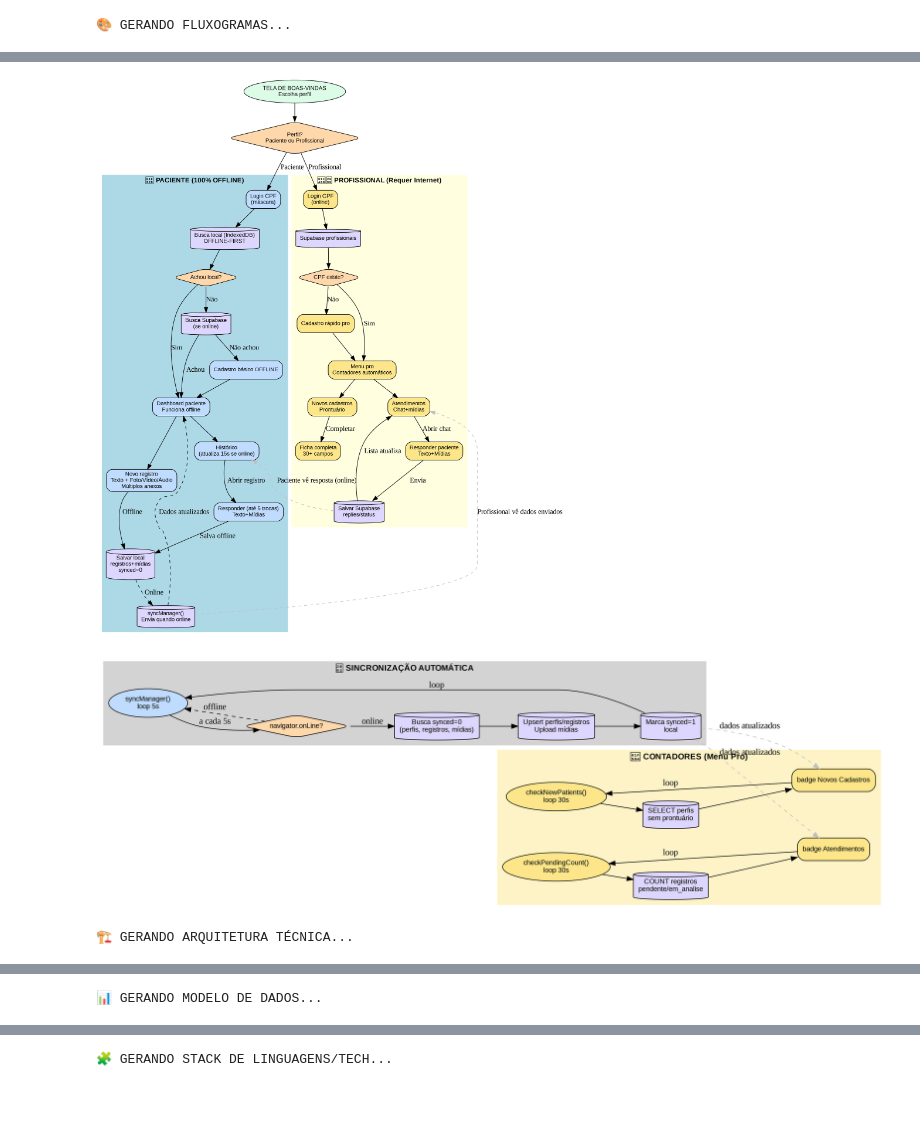
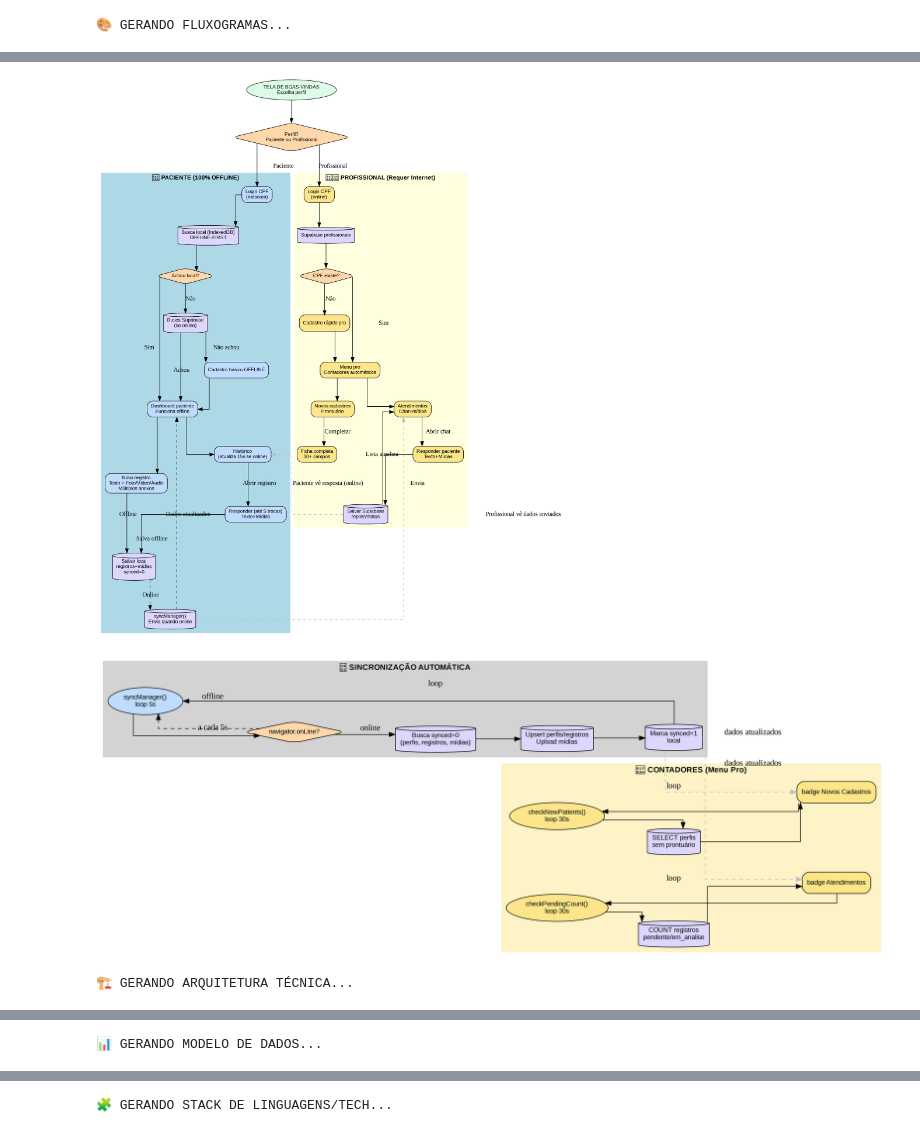
Before and after one commit to acrsousa/app-tecendo, a Jupyter notebook: fluxograma_app.ipynb, the cells around one changed output, grey strips where cells are left out. Cells and saved outputs as stored; diff of their text form; code cells hidden in the pictures; blank space fills up the shorter version.

```diff
--- a/fluxograma_app.ipynb
+++ b/fluxograma_app.ipynb
@@ -4,7 +4,7 @@ from IPython.display import display, Image
 
 def criar_fluxo_parte1():
     dot = graphviz.Digraph(comment='Fluxo Paciente/Profissional - Parte 1', format='png')
-    dot.attr(rankdir='TB', dpi='300')
+    dot.attr(rankdir='TB', dpi='300', ranksep='0.7', nodesep='0.45', overlap='false', splines='ortho')
     dot.attr('node', shape='box', style='rounded,filled', fontname='Arial', fontsize='11')
     COR_INICIO='#dcfce7'; COR_PAC='#bfdbfe'; COR_PRO='#fde68a'; COR_BAN='#ddd6fe'; COR_DEC='#fed7aa'
 
@@ -52,12 +52,11 @@ def criar_fluxo_parte1():
 
     dot.edge('P9','F6', style='dashed', color='gray', label='Profissional vê dados enviados')
     dot.edge('F10','P10', style='dashed', color='gray', label='Paciente vê resposta (online)')
-
     return dot
 
 def criar_fluxo_parte2():
     dot = graphviz.Digraph(comment='Sync + Contadores', format='png')
-    dot.attr(rankdir='LR', dpi='300')
+    dot.attr(rankdir='LR', dpi='300', ranksep='0.7', nodesep='0.45', overlap='false', splines='ortho')
     dot.attr('node', shape='box', style='rounded,filled', fontname='Arial', fontsize='11')
     COR_BAN='#ddd6fe'; COR_DEC='#fed7aa'
 
@@ -96,38 +95,50 @@ def criar_fluxograma_principal():
 
 def criar_arquitetura():
     dot = graphviz.Digraph(comment='Arquitetura Técnica', format='png')
-    dot.attr(rankdir='LR', size='14,10', dpi='300')
+    dot.attr(rankdir='LR', size='14,10', dpi='300', ranksep='0.7', nodesep='0.45', overlap='false', splines='ortho')
     dot.attr('node', fontname='Arial', fontsize='10')
+
     with dot.subgraph(name='cluster_frontend') as c:
         c.attr(label='🖥️ FRONTEND (PWA - Arquivo Único)', style='filled', color='lightblue', fontsize='12')
         c.node('UI', 'React 18\nJSX in Browser\nBabel Standalone', shape='box3d', fillcolor='#61dafb', style='filled')
         c.node('STATE', 'Hooks React:\n• useState\n• useEffect\n• useCallback\n• useMemo\n• useRef', shape='box', fillcolor='#bfdbfe', style='filled')
         c.node('ROUTER', 'Rotas (state-based):\nwelcome, login_patient,\npatient_reg, patient_dash,\npatient_new, login_pro,\npro_dash, learn', shape='box', fillcolor='#ddd6fe', style='filled')
+        c.node('ENVJS', 'env.js (ignorado)\nwindow.__ENV\nSUPABASE_URL/KEY', shape='note', fillcolor='#c7d2fe', style='filled')
+
     with dot.subgraph(name='cluster_storage') as c:
         c.attr(label='💾 ARMAZENAMENTO LOCAL (Offline-First)', style='filled', color='lightgreen', fontsize='12')
         c.node('DEXIE', 'Dexie.js v2\nIndexedDB\n(perfil, registros, midias, medicamentos)', shape='cylinder', fillcolor='#dcfce7', style='filled')
         c.node('LOCAL', 'localStorage\ncurrentProfileId', shape='cylinder', fillcolor='#bbf7d0', style='filled')
+
     with dot.subgraph(name='cluster_backend') as c:
         c.attr(label='☁️ BACKEND (Supabase Serverless)', style='filled', color='lightyellow', fontsize='12')
         c.node('SUPA', 'supabase-js@2\nAnon Key', shape='box3d', fillcolor='#fde68a', style='filled')
         c.node('DB', 'PostgreSQL\nperfis / registros / profissionais', shape='cylinder', fillcolor='#fed7aa', style='filled')
         c.node('STORAGE', 'Storage bucket\nmidias/{registro_id}/', shape='cylinder', fillcolor='#fef3c7', style='filled')
+        c.node('ENVVAR', 'Vars de deploy\n(SUPABASE_URL/KEY)\n-> geram env.js', shape='note', fillcolor='#fee2e2', style='filled')
+
     with dot.subgraph(name='cluster_sync') as c:
         c.attr(label='🔄 MOTOR DE SINCRONIZAÇÃO', style='filled', color='#e9d5ff', fontsize='12')
         c.node('SYNC', 'syncManager()\nloop 5s\noffline-first\nretry auto\nbadge UI', shape='doubleoctagon', fillcolor='#ddd6fe', style='filled')
+
     dot.edge('UI','STATE'); dot.edge('STATE','ROUTER')
+    dot.edge('ENVJS','UI', label='window.__ENV', style='dashed', color='blue')
+    dot.edge('ENVVAR','ENVJS', label='geração no deploy', style='dashed', color='red')
+
     dot.edge('UI','DEXIE', label='CRUD local', style='dashed', color='blue')
     dot.edge('UI','LOCAL', label='sessão', style='dashed')
+
     dot.edge('DEXIE','SYNC', label='synced=0', color='red', fontsize='9')
     dot.edge('SYNC','SUPA', label='upsert/upload', fontsize='9')
     dot.edge('SUPA','DB', label='INSERT/UPDATE', fontsize='9')
     dot.edge('SUPA','STORAGE', label='upload binário', fontsize='9')
     dot.edge('SYNC','DEXIE', label='synced=1', color='green')
+
     return dot
 
 def criar_modelo_dados():
     dot = graphviz.Digraph(comment='Modelo de Dados', format='png')
-    dot.attr(rankdir='TB', size='12,10', dpi='300')
+    dot.attr(rankdir='TB', size='12,10', dpi='300', ranksep='0.7', nodesep='0.45', overlap='false', splines='ortho')
     dot.attr('node', shape='record', fontname='Arial', fontsize='10')
     dot.node('PERFIS', '{PERFIS|patient_id PK|nome|cpf UNIQUE|nascimento|foto_url|regiao|ubs_referencia|genero|raca|endereco|telefone|escolaridade|profissao|mora_sozinho|acs_responsavel|hipertensao|diabetes|vicios|tempo_vicio|altura|peso_inicial|enxerga_bem|consulta_oftalmo|uso_medicacoes|atividade_fisica|freq_atividade|tipo_atividade|meta_peso|meta_glicemia|meta_pa_min|meta_pa_max|created_at|updated_at|synced}', fillcolor='#bfdbfe', style='filled')
     dot.node('REG', '{REGISTROS|id PK|registro_id UNIQUE|patient_id FK→PERFIS|device_id|texto|tipo|status|resposta|resposta_data|replies_json JSONB|created_at|updated_at|synced}', fillcolor='#dcfce7', style='filled')
@@ -142,7 +153,7 @@ def criar_modelo_dados():
 
 def criar_stack_linguagens():
     dot = graphviz.Digraph(comment='Stack de Linguagens/Tech', format='png')
-    dot.attr(rankdir='LR', dpi='300')
+    dot.attr(rankdir='LR', dpi='300', ranksep='0.7', nodesep='0.45', overlap='false', splines='ortho')
     dot.attr('node', shape='box', style='rounded,filled', fontname='Arial', fontsize='10')
     dot.node('HTML','HTML + Tailwind CDN', fillcolor='#fef3c7')
     dot.node('JS','JavaScript\nReact 18 (UMD)\nBabel Standalone', fillcolor='#bfdbfe')
@@ -174,3 +187,3 @@ display(Image('tecendo_saude_stack.png'))
-[figure, old version]
+[figure, new version]
-[figure, old version]
+[figure, new version]
-🏗️ GERANDO ARQUITETURA TÉCNICA...
+🏗️ GERANDO ARQUITETURA TÉCNICA...
@@ -178 +192 @@ display(Image('tecendo_saude_stack.png'))
-📊 GERANDO MODELO DE DADOS...
+📊 GERANDO MODELO DE DADOS...
@@ -180 +195 @@ display(Image('tecendo_saude_stack.png'))
-🧩 GERANDO STACK DE LINGUAGENS/TECH...
+🧩 GERANDO STACK DE LINGUAGENS/TECH...
```
Also changed, not shown: parts of 1 cell of this notebook, 6 other files.
